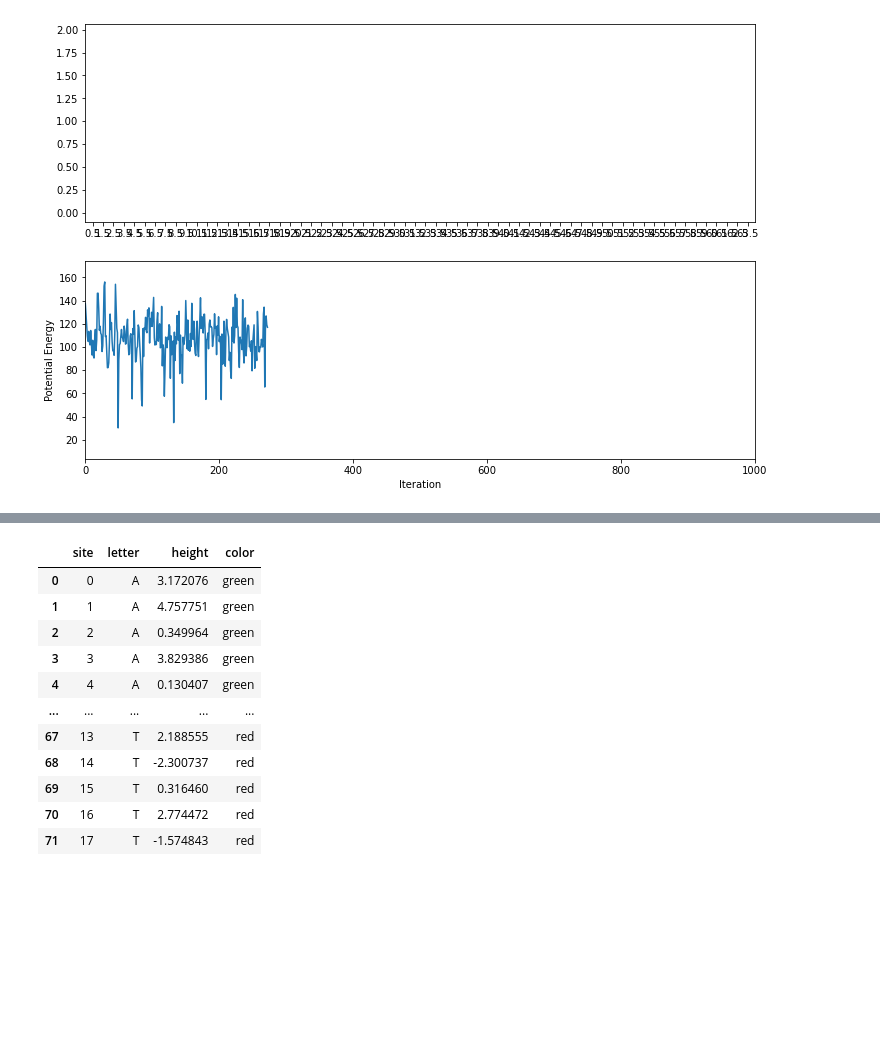
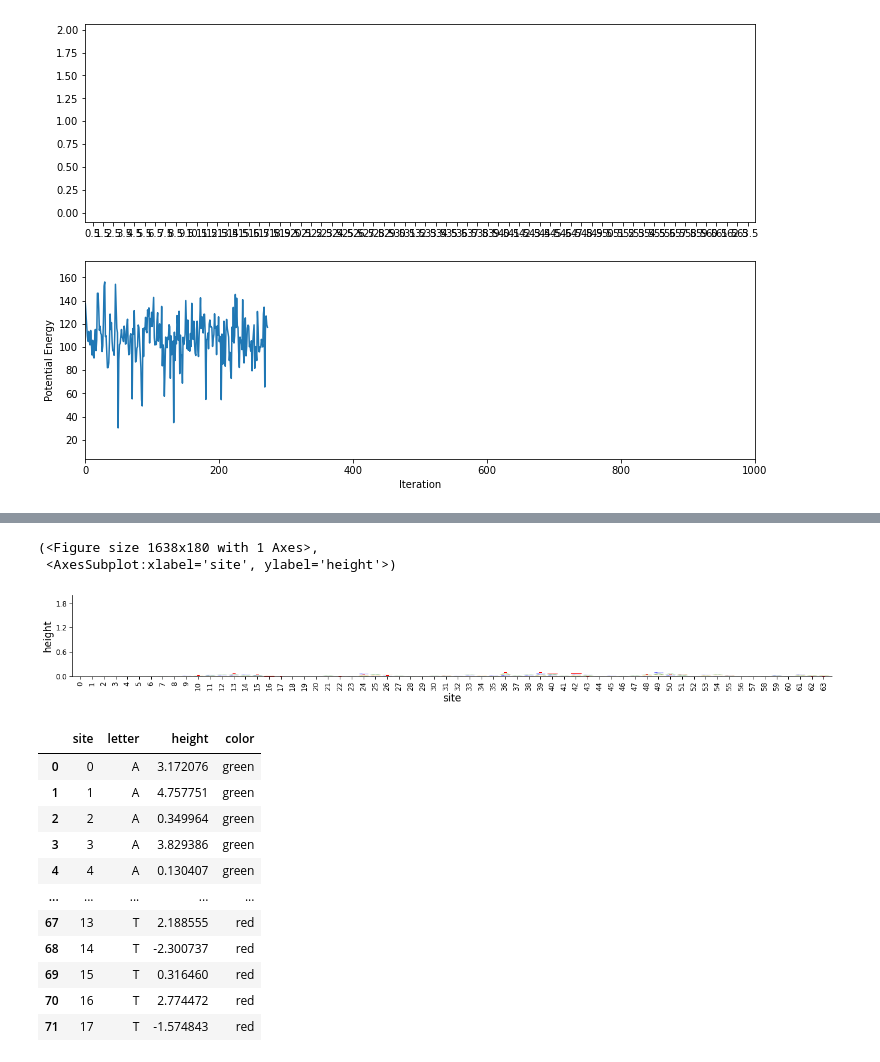
Before and after one commit to sjgosai/boda2, a Jupyter notebook: analysis/SG002__NUTS_dev/discrete_prototype.ipynb, the cells around one changed output, grey strips where cells are left out. Drawn from its saved outputs; the diff is of its cells as text; code cells hidden in the pictures; blank space fills up the shorter version.

```diff
--- a/analysis/SG002__NUTS_dev/discrete_prototype.ipynb
+++ b/analysis/SG002__NUTS_dev/discrete_prototype.ipynb
@@ -980,10 +1026,10 @@ tensor([[-1.5301e-01,  7.1781e-01, -3.5697e-01, -5.6675e-01],
         [-2.9449e+00, -4.7655e-01,  1.5157e+00, -1.7760e+00]])
 # %%
 my_params = GumbelSoftmaxParameters(
-    nn.Parameter(torch.randn([2,4,64])),
+    nn.Parameter(torch.randn([4,4,64])),
     left_flank=None,
     right_flank=None,
-    n_samples=10,
+    n_samples=1,
     prior_var=1.
 )
 
@@ -1108 +1174,7 @@ tensor([[676.8059,   0.0000,   0.0000,   0.0000,   0.0000,   0.0000,   0.0000,
+# %%
+batch_to_dms(sampled_theta[:,1], target='dms_motif_1.png')
+# %% [output]
+(<Figure size 1638x180 with 1 Axes>,
+ <AxesSubplot:xlabel='site', ylabel='height'>)
+[figure, added]
 # %%
```
Also changed, not shown: parts of 38 cells of this notebook.
